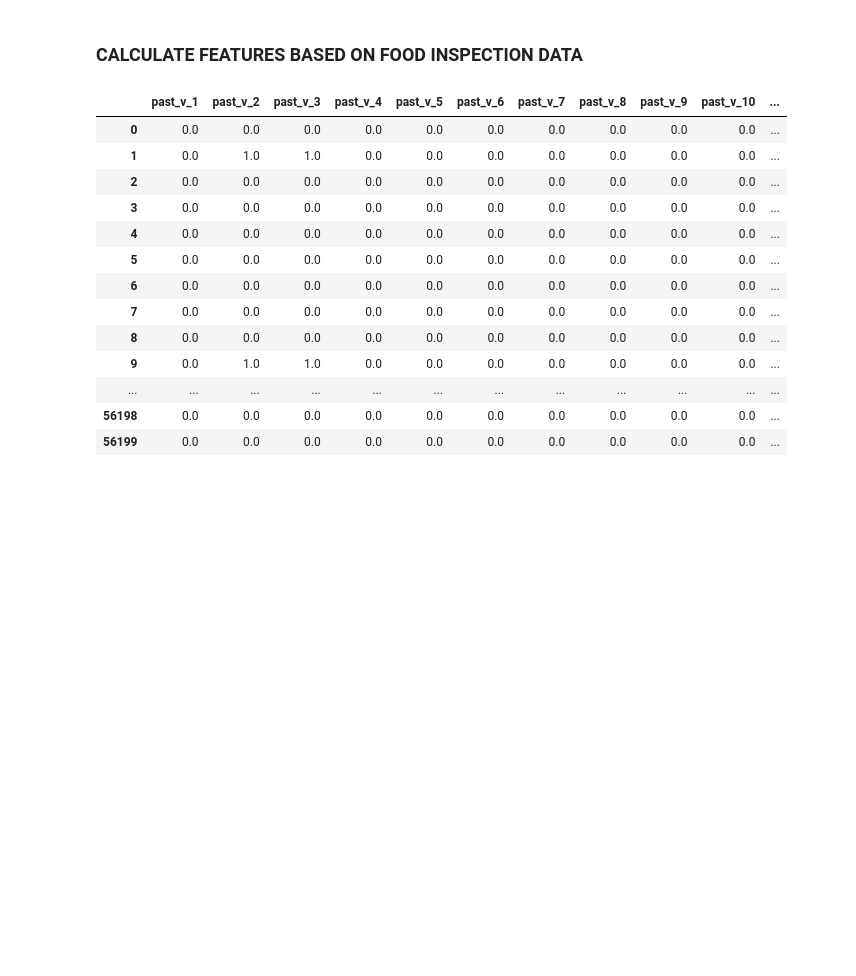
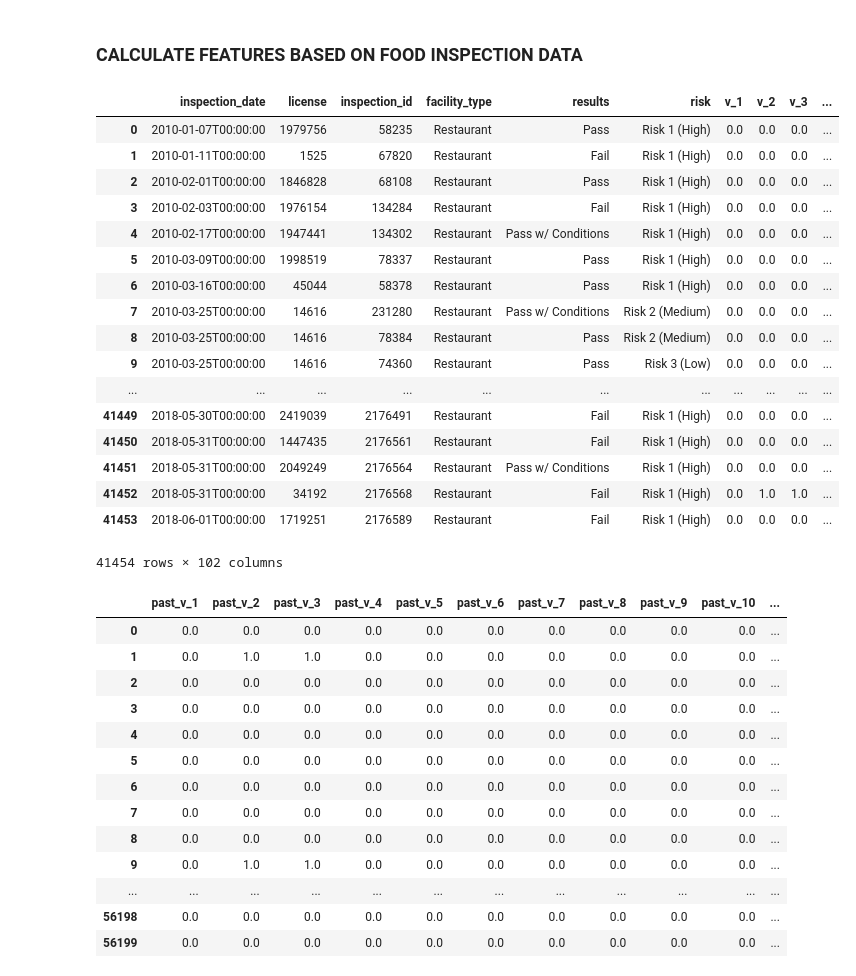
Before and after one commit to Sustainabilist/ChicagoDataAnalysis, a Jupyter notebook: CODE/23_generate_model_data.ipynb, the cells around one changed output. Drawn from its saved outputs; the diff is of its cells as text; code cells hidden in the pictures; blank space fills up the shorter version.

Commit message:
add past violation data

```diff
--- a/CODE/23_generate_model_data.ipynb
+++ b/CODE/23_generate_model_data.ipynb
@@ -11,8 +11,9 @@ licenses = pd.read_csv(os.path.join(root_path, "DATA/business_licenses.csv"))
 # Load food inspection data
 inspections = pd.read_csv(os.path.join(root_path, "DATA/food_inspections.csv"))
 
-# Load violation matrix
-violation_matrix = pd.read_csv(os.path.join(root_path, "DATA/violation_matrix.csv"))
+# Load violation data
+values = pd.read_csv(os.path.join(root_path, "DATA/violation_values.csv"))
+counts = pd.read_csv(os.path.join(root_path, "DATA/violation_counts.csv"))
 # %% [markdown]
 ### CALCULATE FEATURES BASED ON FOOD INSPECTION DATA
 # %%
@@ -20,7 +21,8 @@ violation_matrix = pd.read_csv(os.path.join(root_path, "DATA/violation_matrix.cs
 data = inspections[["inspection_date", "license", "inspection_id", "facility_type", "results", "risk"]]
 # %%
 # Merge with violation data
-data = pd.merge(data, violation_matrix, on="inspection_id")
+data = pd.merge(data, values, on="inspection_id")
+data = pd.merge(data, counts, on="inspection_id")
 # %%
 # Create pass / fail flags
 pass_flags = data.results.map(lambda x: 1 if x == "Pass" else 0)
@@ -32,4 +34,27 @@ data.sort_values(by="inspection_date", inplace=True)
 
 # Find previous inspection by shifting columns (grouped by license)
 data["past_inspection_id"] = data.groupby("license").inspection_id.shift(1)
+# %%
+# Add previous violation values
+past_values = values.add_prefix("past_")
+pd.merge(data, past_values, on="past_inspection_id")
+# %% [output]
+|  | inspection_date | license | inspection_id | facility_type | results | risk | v_1 | v_2 | v_3 | ... |
+| 0 | 2010-01-07T00:00:00 | 1979756 | 58235 | Restaurant | Pass | Risk 1 (High) | 0.0 | 0.0 | 0.0 | ... |
+| 1 | 2010-01-11T00:00:00 | 1525 | 67820 | Restaurant | Fail | Risk 1 (High) | 0.0 | 0.0 | 0.0 | ... |
+| 2 | 2010-02-01T00:00:00 | 1846828 | 68108 | Restaurant | Pass | Risk 1 (High) | 0.0 | 0.0 | 0.0 | ... |
+| 3 | 2010-02-03T00:00:00 | 1976154 | 134284 | Restaurant | Fail | Risk 1 (High) | 0.0 | 0.0 | 0.0 | ... |
+| 4 | 2010-02-17T00:00:00 | 1947441 | 134302 | Restaurant | Pass w/ Conditions | Risk 1 (High) | 0.0 | 0.0 | 0.0 | ... |
+| 5 | 2010-03-09T00:00:00 | 1998519 | 78337 | Restaurant | Pass | Risk 1 (High) | 0.0 | 0.0 | 0.0 | ... |
+| 6 | 2010-03-16T00:00:00 | 45044 | 58378 | Restaurant | Pass | Risk 1 (High) | 0.0 | 0.0 | 0.0 | ... |
+| 7 | 2010-03-25T00:00:00 | 14616 | 231280 | Restaurant | Pass w/ Conditions | Risk 2 (Medium) | 0.0 | 0.0 | 0.0 | ... |
+| 8 | 2010-03-25T00:00:00 | 14616 | 78384 | Restaurant | Pass | Risk 2 (Medium) | 0.0 | 0.0 | 0.0 | ... |
+| 9 | 2010-03-25T00:00:00 | 14616 | 74360 | Restaurant | Pass | Risk 3 (Low) | 0.0 | 0.0 | 0.0 | ... |
+| ... | ... | ... | ... | ... | ... | ... | ... | ... | ... | ... |
+| 41449 | 2018-05-30T00:00:00 | 2419039 | 2176491 | Restaurant | Fail | Risk 1 (High) | 0.0 | 0.0 | 0.0 | ... |
+| 41450 | 2018-05-31T00:00:00 | 1447435 | 2176561 | Restaurant | Fail | Risk 1 (High) | 0.0 | 0.0 | 0.0 | ... |
+| 41451 | 2018-05-31T00:00:00 | 2049249 | 2176564 | Restaurant | Pass w/ Conditions | Risk 1 (High) | 0.0 | 0.0 | 0.0 | ... |
+| 41452 | 2018-05-31T00:00:00 | 34192 | 2176568 | Restaurant | Fail | Risk 1 (High) | 0.0 | 1.0 | 1.0 | ... |
+| 41453 | 2018-06-01T00:00:00 | 1719251 | 2176589 | Restaurant | Fail | Risk 1 (High) | 0.0 | 0.0 | 0.0 | ... |
+41454 rows × 102 columns
 # %%
```
Also changed, not shown: parts of 1 cell of this notebook, 1 other file.
